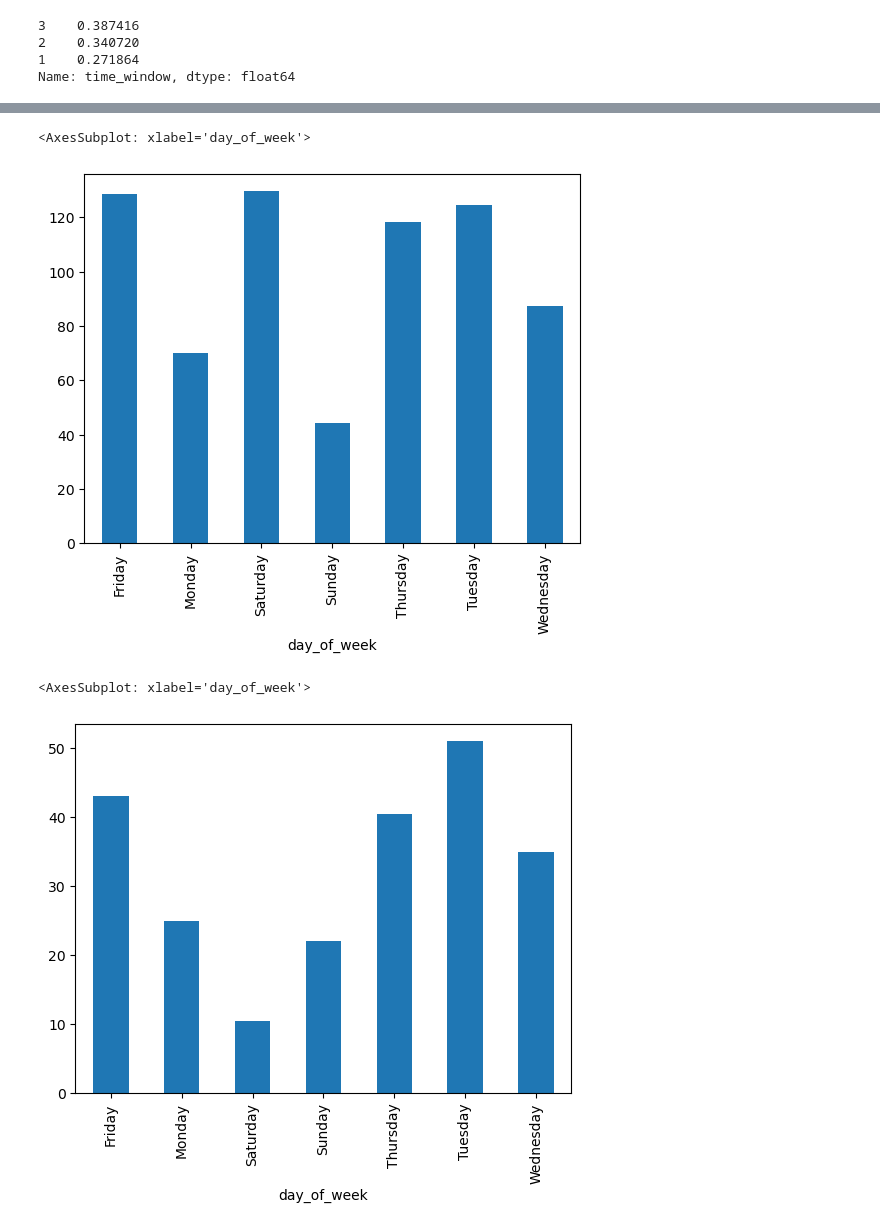
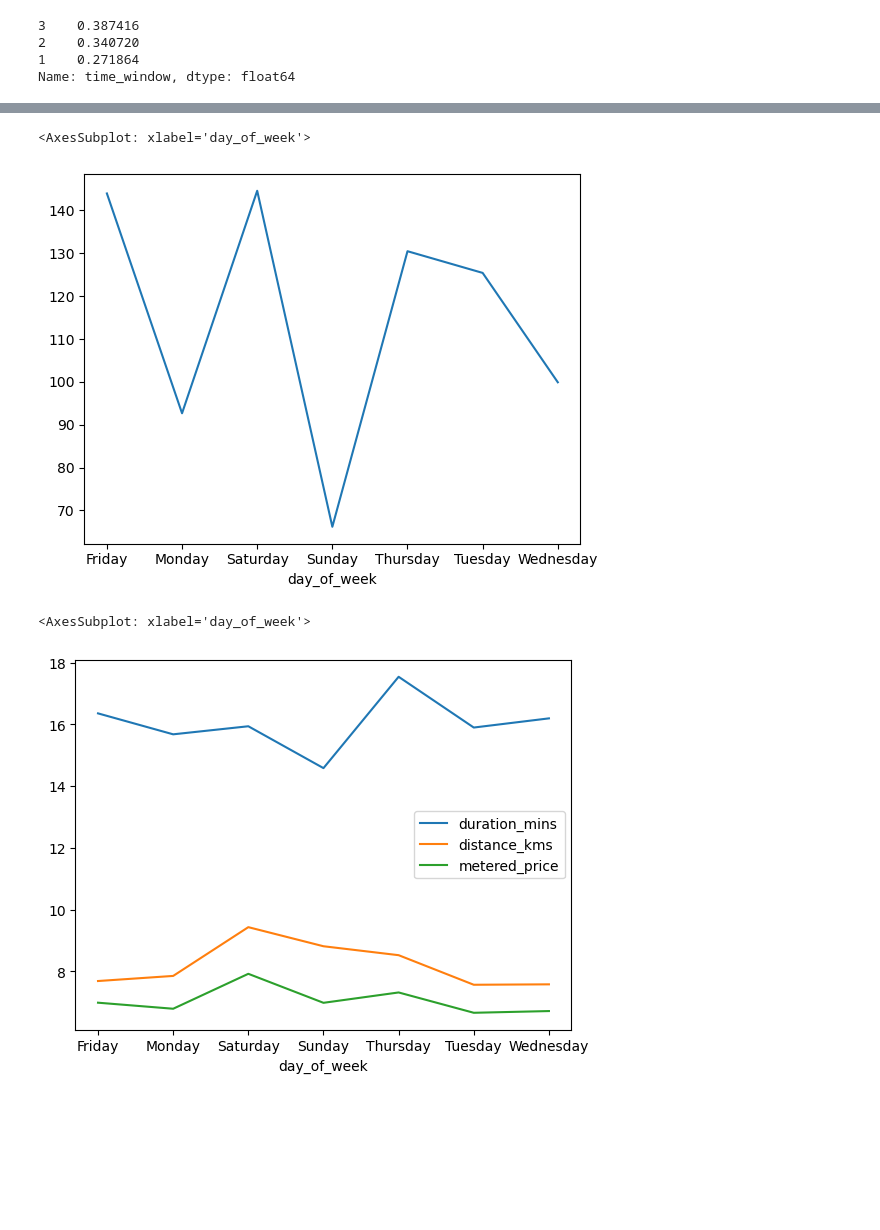
Before and after one commit to nerdykamil/BoltTest, a Jupyter notebook: bolt_task1.ipynb, the cells around one changed output, grey strips where cells are left out. Saved outputs shown, nothing was run; the diff lists cells and outputs as text; code cells hidden in the pictures; blank space fills up the shorter version.

```diff
--- a/bolt_task1.ipynb
+++ b/bolt_task1.ipynb
@@ -401,0 +444,4 @@ Name: diff_duration, dtype: float64
+# %%
+data_eu['distance_kms'] = data_eu['distance']/1000
+data_eu['duration_mins'] = data_eu['duration']/60
+data_eu.groupby(['time_window'])['distance_kms','duration_mins','metered_price'].mean().plot()
@@ -402,11 +451,10 @@ Name: diff_duration, dtype: float64
 # %%
-check = data_eu[data_eu['dest_change_number']==1]
-check.groupby(['day_of_week'])['diff_duration'].mean().plot(kind='bar')
+data_eu.groupby(['day_of_week'])['diff_duration'].mean().plot()
 # %% [output]
 <AxesSubplot: xlabel='day_of_week'>
-[figure, old version]
+[figure, new version]
 # %%
-data_eu.groupby(['day_of_week'])['diff_duration'].median().plot(kind='bar')
+data_eu.groupby(['day_of_week'])['duration_mins','distance_kms','metered_price'].mean().plot()
 # %% [output]
 <AxesSubplot: xlabel='day_of_week'>
-[figure, old version]
+[figure, new version]
```
Also changed, not shown: parts of 39 cells of this notebook.
